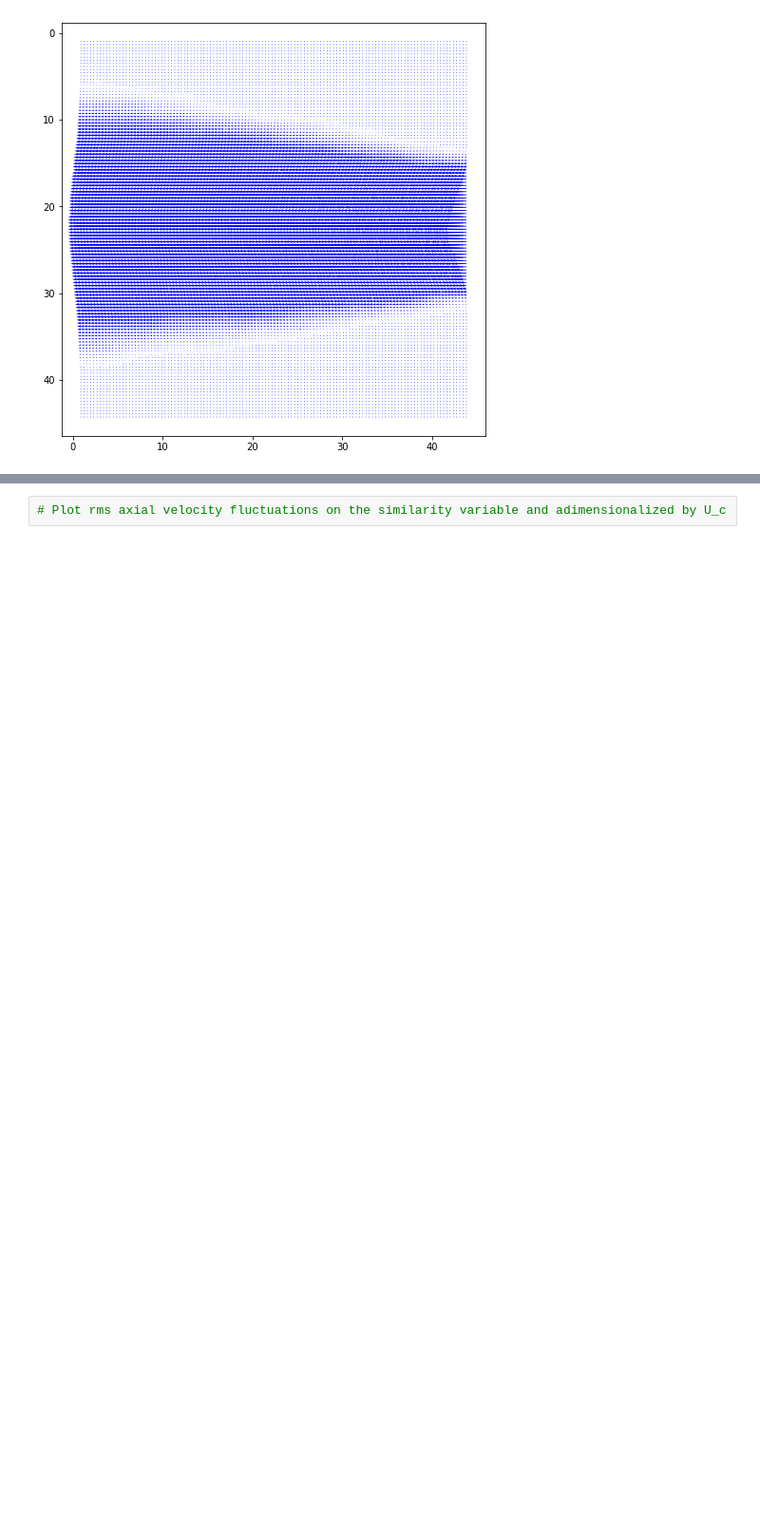
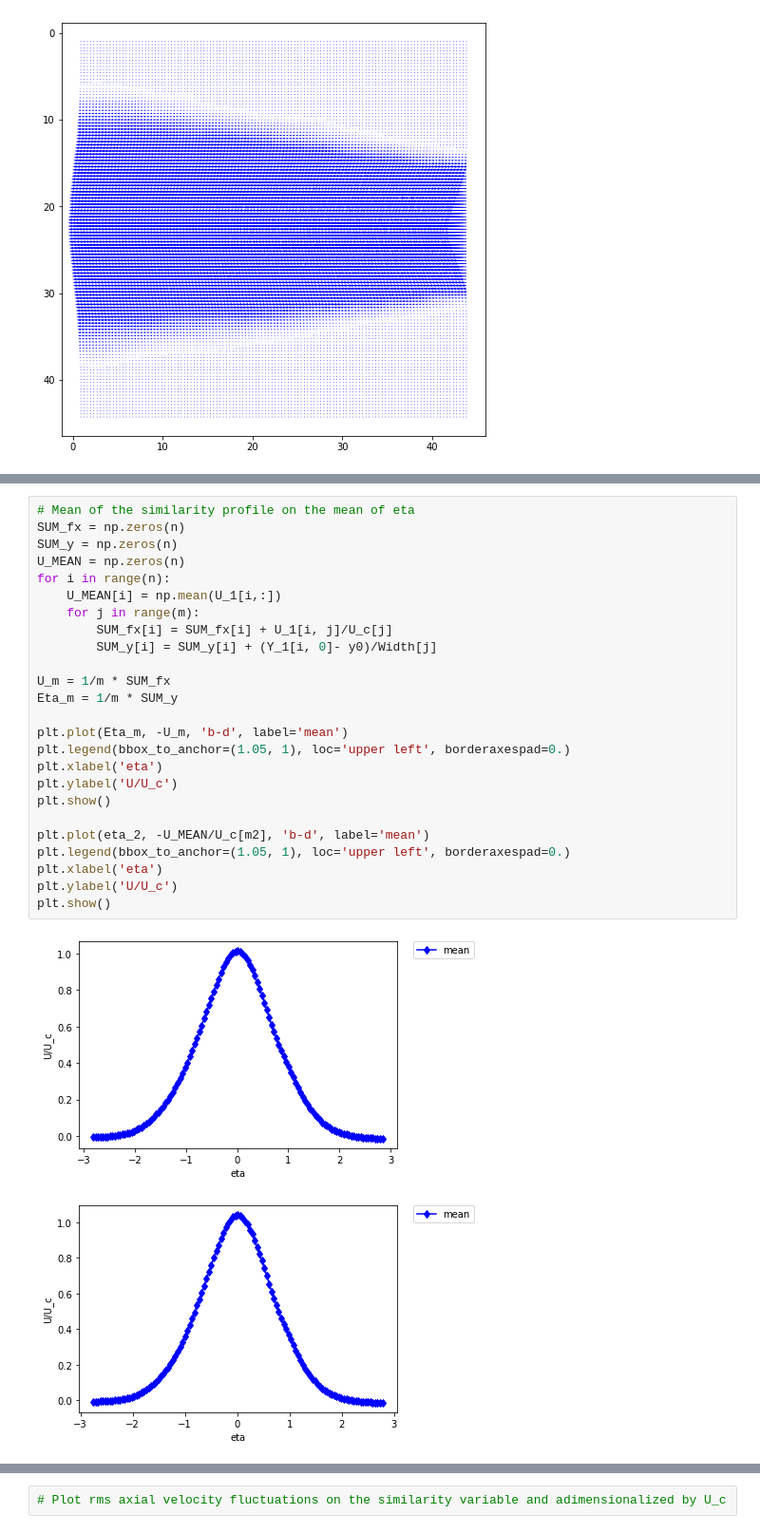
Before and after one commit to 20edo/PIV, a Jupyter notebook: Notebooks/Similarity.ipynb, the cells around one changed output, grey strips where cells are left out. Shown: that part at 95% size. Saved outputs shown, nothing was run; the diff lists cells and outputs as text; blank space fills up the shorter version.

Commit message:
Add files via upload
update of Similarity one-dimensional velocity mean-profile

```diff
--- a/Notebooks/Similarity.ipynb
+++ b/Notebooks/Similarity.ipynb
@@ -241,0 +264,28 @@ plt.show()
+# %%
+# Mean of the similarity profile on the mean of eta
+SUM_fx = np.zeros(n)
+SUM_y = np.zeros(n)
+U_MEAN = np.zeros(n)
+for i in range(n):
+    U_MEAN[i] = np.mean(U_1[i,:])
+    for j in range(m):
+        SUM_fx[i] = SUM_fx[i] + U_1[i, j]/U_c[j]
+        SUM_y[i] = SUM_y[i] + (Y_1[i, 0]- y0)/Width[j]
+
+U_m = 1/m * SUM_fx
+Eta_m = 1/m * SUM_y
+
+plt.plot(Eta_m, -U_m, 'b-d', label='mean')
+plt.legend(bbox_to_anchor=(1.05, 1), loc='upper left', borderaxespad=0.)
+plt.xlabel('eta')
+plt.ylabel('U/U_c')
+plt.show()
+
+plt.plot(eta_2, -U_MEAN/U_c[m2], 'b-d', label='mean')
+plt.legend(bbox_to_anchor=(1.05, 1), loc='upper left', borderaxespad=0.)
+plt.xlabel('eta')
+plt.ylabel('U/U_c')
+plt.show()
+# %% [output]
+[figure, added]
+[figure, added]
```
Also changed, not shown: parts of 16 cells of this notebook.
